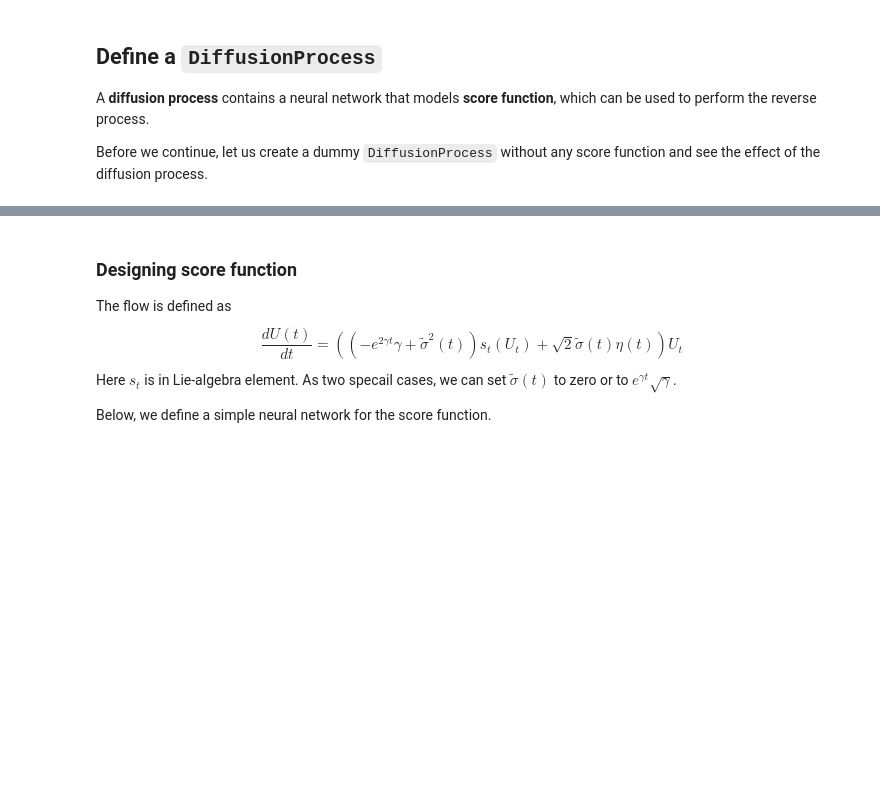
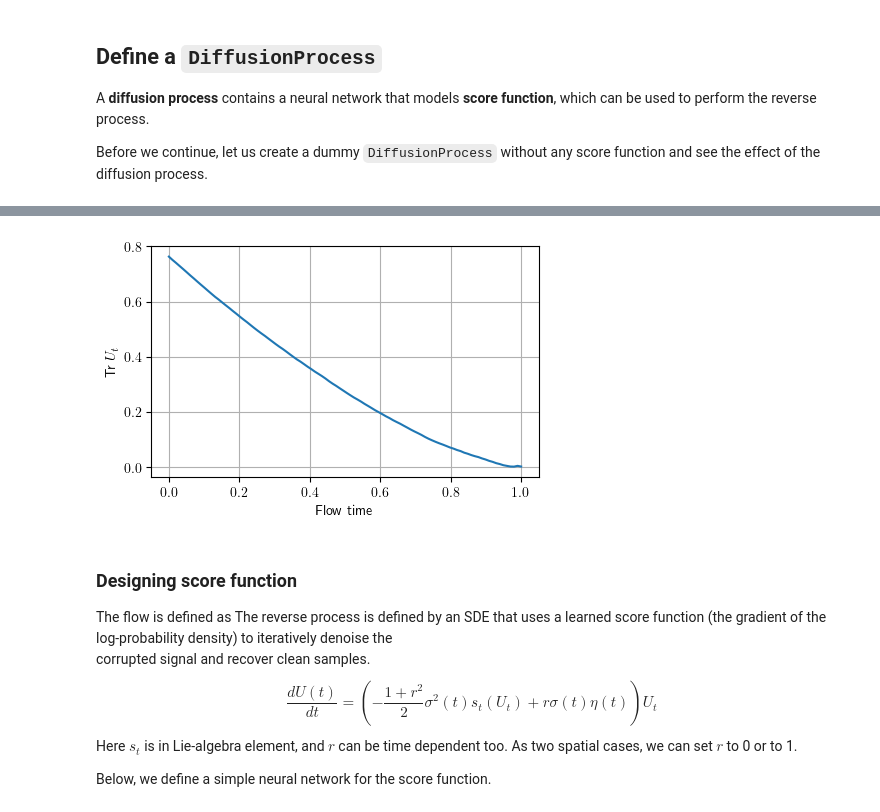
Before and after one commit to jkomijani/lattice_ml, a Jupyter notebook: examples/diffusion/SU2_matrix.ipynb, the cells around one changed output, grey strips where cells are left out. Saved outputs shown, nothing was run; the diff lists cells and outputs as text; code cells hidden in the pictures; blank space fills up the shorter version.

```diff
--- a/examples/diffusion/SU2_matrix.ipynb
+++ b/examples/diffusion/SU2_matrix.ipynb
@@ -158,12 +155,4 @@ torch.Size([100, 65536, 2, 2])
 from lattice_ml.linalg import eigu
 
 grab = lambda x: x.detach().cpu().numpy()
-
-theta = eigu(diffused_samples)[0].angle()
-
-theta = grab(theta)
-
-shape = theta.shape
-
-t_eval_reshaped = np.tile(t_eval[:, None], (1, np.prod(shape[1:]))).reshape(*shape)
 # %%
@@ -225,12 +216,35 @@ for k in range(8):
+# %%
+def plot_trace(t_eval, x_eval, label=None, ax=None):
+
+    if ax is None:
+        fig, ax = plt.subplots(1, 1, figsize=(5, 3))
+
+    bsize = len(t_eval)
+    trace_mean = x_eval.diagonal(dim1=-2, dim2=-1).mean(dim=-1, keepdim=True)
+
+    ax.plot(t_eval, trace_mean.reshape(bsize, -1).mean(dim=-1).real, label=label)
+
+    ax.set_xlabel(r"Flow time")
+    ax.set_ylabel(r"Tr~$U_t$")
+    ax.grid()
+    if label is not None:
+        ax.legend()
+
+
+plot_trace(t_eval, diffused_samples)
+# %% [output]
+[figure, added]
 # %% [markdown]
 ### Designing score function
 
 The flow is defined as
+The reverse process is defined by an SDE that uses a learned score function
+(the gradient of the log-probability density) to iteratively denoise the
+corrupted signal and recover clean samples.
 $$
-    \frac{d U(t)}{dt} = \left((- e^{2 \gamma t} \gamma + \tilde \sigma^2(t)) s_t(U_t) +  \sqrt{2} \tilde \sigma(t) \eta(t)\right) U_t
+    \frac{d U(t)}{dt} = \left(-\frac{1 + r^2}{2} \sigma^2(t) s_t(U_t) +  r \sigma(t) \eta(t)\right) U_t
 $$
-Here $s_t$ is in Lie-algebra element. As two specail cases, we can set $\tilde \sigma(t)$ to zero or to $e^{\gamma t} \sqrt{\gamma}$.
-
+Here $s_t$ is in Lie-algebra element, and $r$ can be time dependent too. As two spatial cases, we can set $r$ to 0 or to 1.
 
 Below, we define a simple neural network for the score function.
 # %%
```
Also changed, not shown: parts of 16 cells of this notebook, 1 other file.
